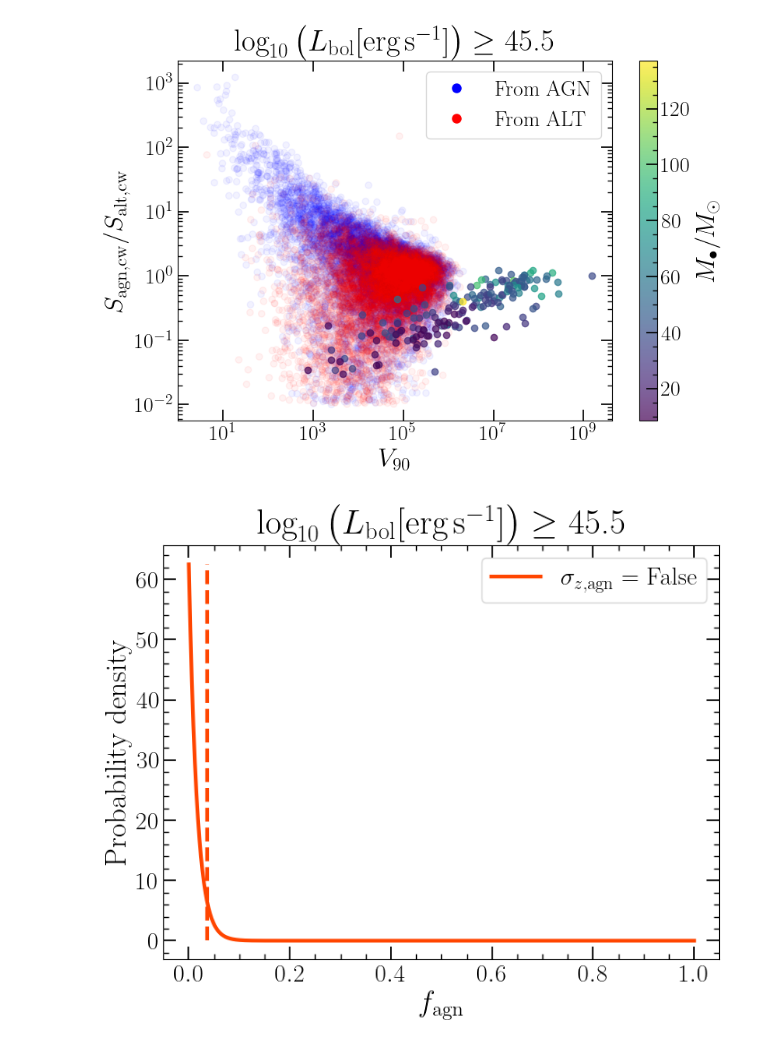
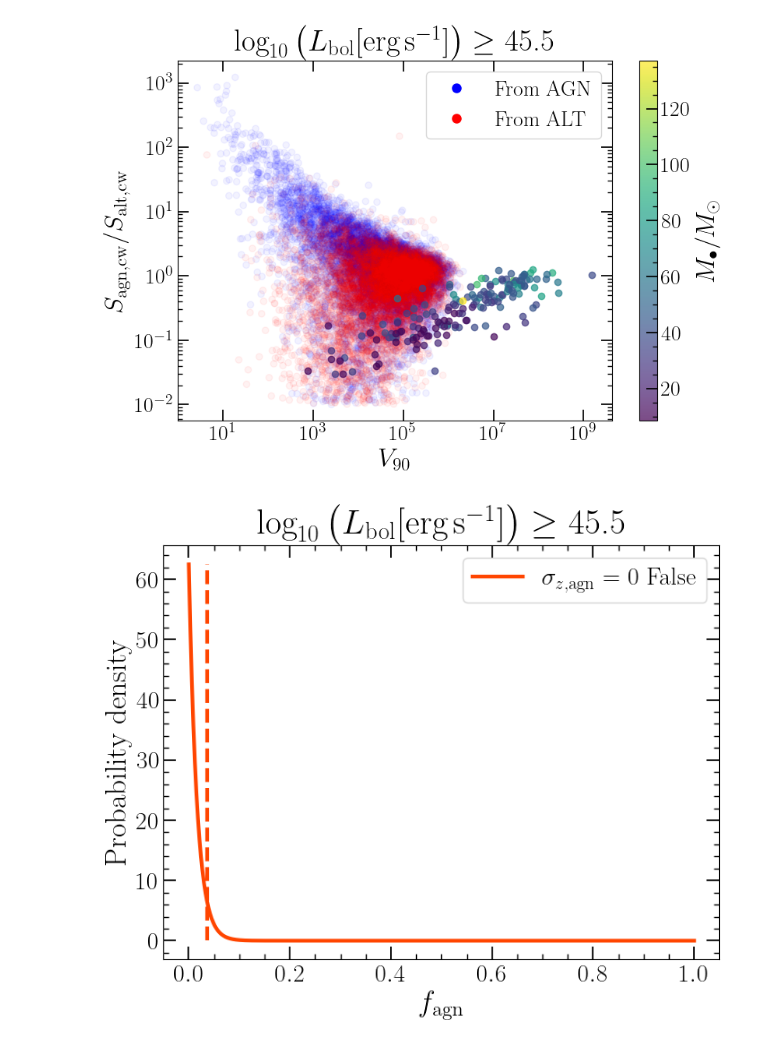
Before and after one commit to LucasPouw/darksirenpop, a Jupyter notebook: p26_posterior_analyzer.ipynb, the cells around one changed output. Cells and saved outputs as stored; diff of their text form; code cells hidden in the pictures.

```diff
--- a/p26_posterior_analyzer.ipynb
+++ b/p26_posterior_analyzer.ipynb
@@ -144,5 +144,5 @@ plt.show()
 # %%
-p26_posteriors, posteriors_shape = load_posteriors('/home/lucas/Documents/PhD/darksirenpop/p26_likelihood_posteriors_realdata_False_lumthresh_45.5_perfectz_False_galplanemask_True_addAGN_100000.npy')
+p26_posteriors, posteriors_shape = load_posteriors('/home/lucas/Documents/PhD/darksirenpop/p26_likelihood_posteriors_realdata_False_lumthresh_45.5_perfectz_False_galplanemask_True_addAGN_100_nrealizations_100_batch_100_skymapCL_0.999_agnZerror_0.05.npy')
 datasets_list = [p26_posteriors]
 # LABELS = [0]
 FAGN_TRUE = 0.5
@@ -462,32 +465,32 @@ for i, perfz in enumerate([False]):  #True,
     S_agn_cw_dict = np.load(f'/home/lucas/Documents/PhD/s_agn_cw_dict_p26_likelihood_posteriors_realdata_True_lumthresh_{thresh}_perfectz_{perfz}_galplanemask_True_skymapCL_0.999.npy', allow_pickle=True).item()
     S_alt_cw_dict = np.load(f'/home/lucas/Documents/PhD/s_alt_cw_dict_p26_likelihood_posteriors_realdata_True_lumthresh_{thresh}_perfectz_{perfz}_galplanemask_True_skymapCL_0.999.npy', allow_pickle=True).item()
     S_alt_dict = np.load(f'/home/lucas/Documents/PhD/s_alt_dict_p26_likelihood_posteriors_realdata_True_lumthresh_{thresh}_perfectz_{perfz}_galplanemask_True_skymapCL_0.999.npy', allow_pickle=True).item()
 
     S_agn_cw = np.array([S_agn_cw_dict[key] for key in gw_keys])
     S_alt_cw = np.array([S_alt_cw_dict[key] for key in gw_keys])
     S_alt = np.array([S_alt_dict[key] for key in gw_keys])
 
     loglike = np.log(SKYMAP_CL * LOG_LLH_X_AX[None,:] * (S_agn_cw[:,None] - S_alt_cw[:,None]) + S_alt[:,None])
     log_llh[:,0] = np.sum(loglike, axis=0)  # Sum over all GWs
     posterior = log_llh
 
     posterior -= np.max(posterior)
     pdf = np.exp(posterior)
     norm = simpson(y=pdf, x=LOG_LLH_X_AX, axis=0)  # Simpson should be fine...
     pdf = pdf / norm
 
-    plt.plot(LOG_LLH_X_AX, pdf, label=r'$\sigma_{z, \rm agn} = $' + f' {perfz}', linewidth=3, color=COLORS[i])
+    plt.plot(LOG_LLH_X_AX, pdf, label=r'$\sigma_{z, \rm agn} = 0$' + f' {perfz}', linewidth=3, color=COLORS[i])
 
     cdf = get_cdfs(posterior)[:,0]
     inverse_cdf = interp1d(cdf, LOG_LLH_X_AX, bounds_error=False, fill_value='extrapolate')
     q090 = inverse_cdf(0.90)
 
     plt.vlines(q090, 0, np.max(pdf), color=COLORS[i], linewidth=3, linestyle='dashed')
 
 plt.legend()
 plt.title(r'$\log_{10} \left( L_{\rm bol} [\mathrm{erg \, s^ {-1}}] \right) \geq$' + f' {thresh}')
 plt.xlabel(r'$f_{\rm agn}$')
 plt.ylabel('Probability density')
 plt.show()
 # %% [output]
-[figure, old version]
+[figure, new version]
```
Also changed, not shown: parts of 4 cells of this notebook, 11 other files.
